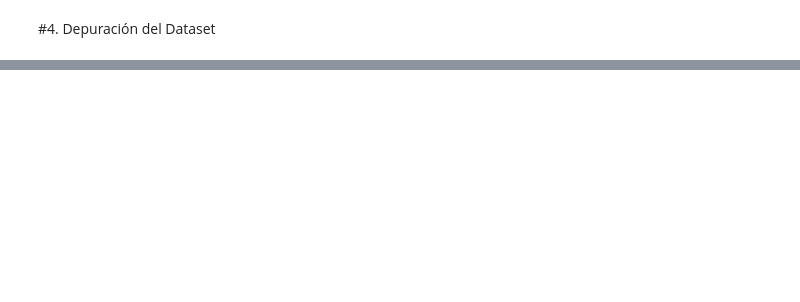
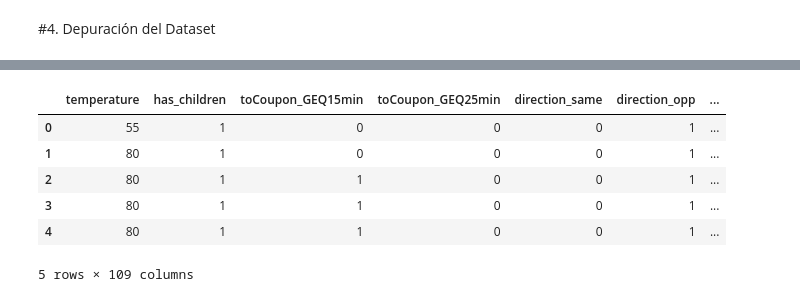
Before and after one commit to dsantospucp/20221ML_GRUPOF, a Jupyter notebook: GrupoF_NotasDSL.ipynb, the cells around one changed output, grey strips where cells are left out. Cells and saved outputs as stored; diff of their text form; code cells hidden in the pictures; blank space fills up the shorter version.

```diff
--- a/GrupoF_NotasDSL.ipynb
+++ b/GrupoF_NotasDSL.ipynb
@@ -125,2 +170,5 @@ sns.heatmap(dataset.isnull(),cbar=False)
 # %% [markdown]
 #4. Depuración del Dataset
+# %%
+#Eliminación de campos con demasiada información nula (car)
+dataset = dataset.drop('car', axis = 1)
@@ -126,0 +243,12 @@ sns.heatmap(dataset.isnull(),cbar=False)
+# %%
+# Conversión one hot encoding (data)
+data = pd.get_dummies(dataset)
+data.head()
+# %% [output]
+|  | temperature | has_children | toCoupon_GEQ15min | toCoupon_GEQ25min | direction_same | direction_opp | ... |
+| 0 | 55 | 1 | 0 | 0 | 0 | 1 | ... |
+| 1 | 80 | 1 | 0 | 0 | 0 | 1 | ... |
+| 2 | 80 | 1 | 1 | 0 | 0 | 1 | ... |
+| 3 | 80 | 1 | 1 | 0 | 0 | 1 | ... |
+| 4 | 80 | 1 | 1 | 0 | 0 | 1 | ... |
+5 rows × 109 columns
```
Also changed, not shown: parts of 11 cells of this notebook.
